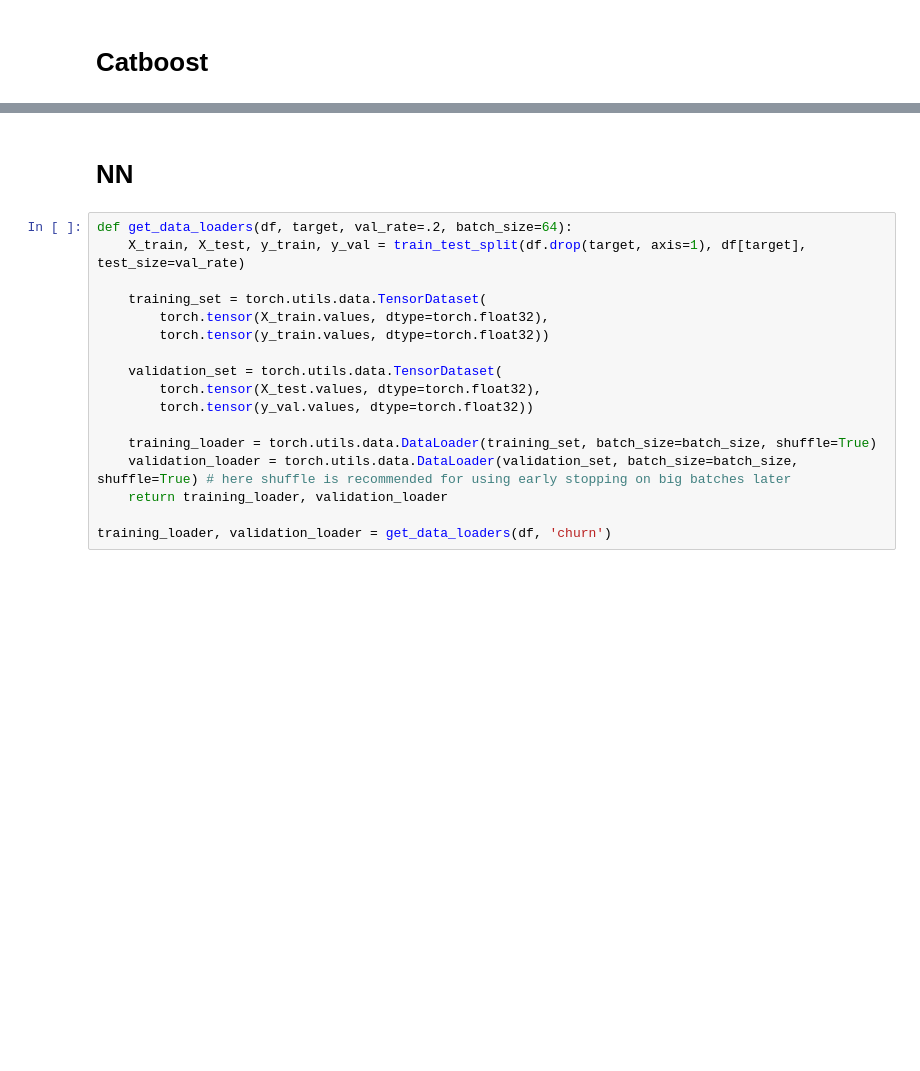
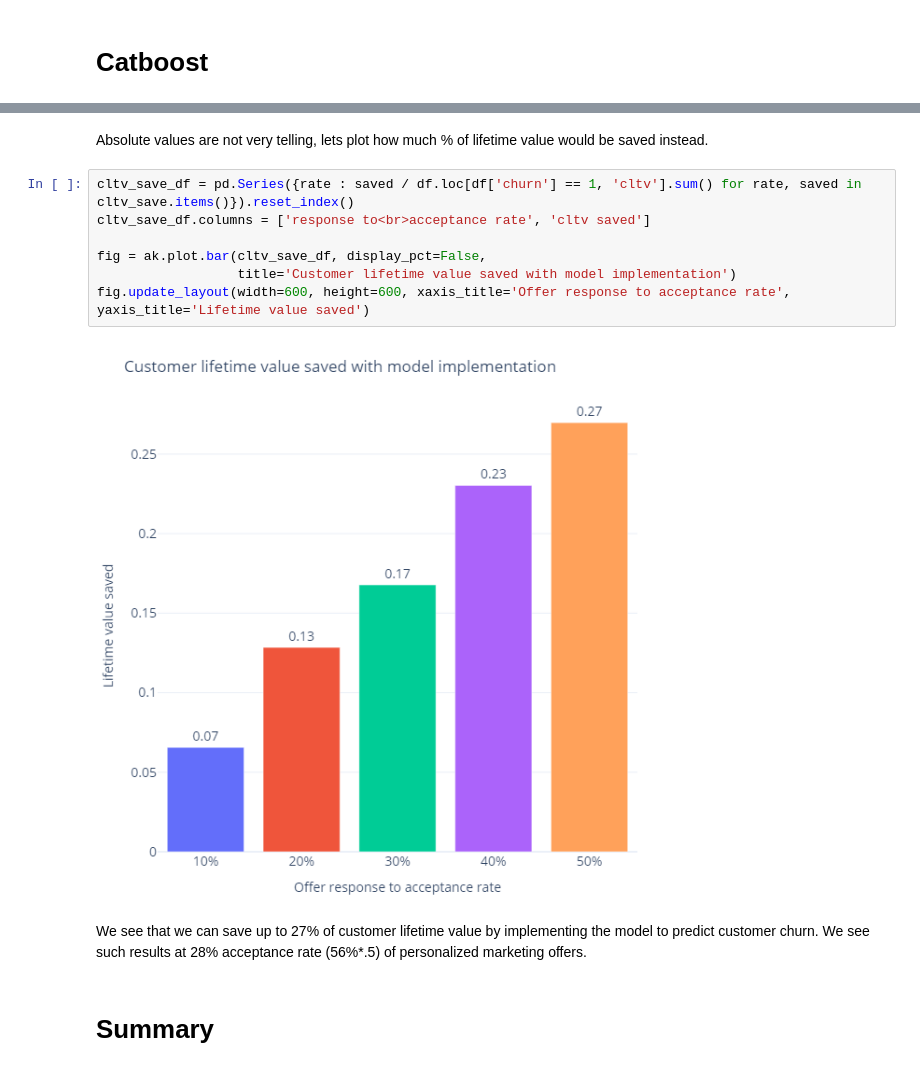
Before and after one commit to stsibikov/Telco_customer_churn, a Jupyter notebook: Machine Learning/Machine Learning.ipynb, the cells around one changed output, grey strips where cells are left out. Cells and saved outputs as stored; diff of their text form; blank space fills up the shorter version.

```diff
--- a/Machine Learning/Machine Learning.ipynb
+++ b/Machine Learning/Machine Learning.ipynb
@@ -71,19 +268,15 @@ weighted avg      0.964     0.965     0.964      1409
+# %% [markdown]
+Absolute values are not very telling, lets plot how much % of lifetime value would be saved instead.
+# %%
+cltv_save_df = pd.Series({rate : saved / df.loc[df['churn'] == 1, 'cltv'].sum() for rate, saved in cltv_save.items()}).reset_index()
+cltv_save_df.columns = ['response to<br>acceptance rate', 'cltv saved']
+
+fig = ak.plot.bar(cltv_save_df, display_pct=False,
+                  title='Customer lifetime value saved with model implementation')
+fig.update_layout(width=600, height=600, xaxis_title='Offer response to acceptance rate', yaxis_title='Lifetime value saved')
+# %% [output]
+[figure, added]
+# %% [markdown]
+We see that we can save up to 27% of customer lifetime value by implementing the model to predict customer churn. We see such results at 28% acceptance rate (56%*.5) of personalized marketing offers.
 # %% [markdown]
-# NN
+# Summary
-# %%
-def get_data_loaders(df, target, val_rate=.2, batch_size=64):
-    X_train, X_test, y_train, y_val = train_test_split(df.drop(target, axis=1), df[target], test_size=val_rate)
-
-    training_set = torch.utils.data.TensorDataset(
-        torch.tensor(X_train.values, dtype=torch.float32),
-        torch.tensor(y_train.values, dtype=torch.float32))
-
-    validation_set = torch.utils.data.TensorDataset(
-        torch.tensor(X_test.values, dtype=torch.float32),
-        torch.tensor(y_val.values, dtype=torch.float32))
-
-    training_loader = torch.utils.data.DataLoader(training_set, batch_size=batch_size, shuffle=True)
-    validation_loader = torch.utils.data.DataLoader(validation_set, batch_size=batch_size, shuffle=True) # here shuffle is recommended for using early stopping on big batches later
-    return training_loader, validation_loader
-
-training_loader, validation_loader = get_data_loaders(df, 'churn')
```
Also changed, not shown: parts of 41 cells of this notebook, 5 other files.
